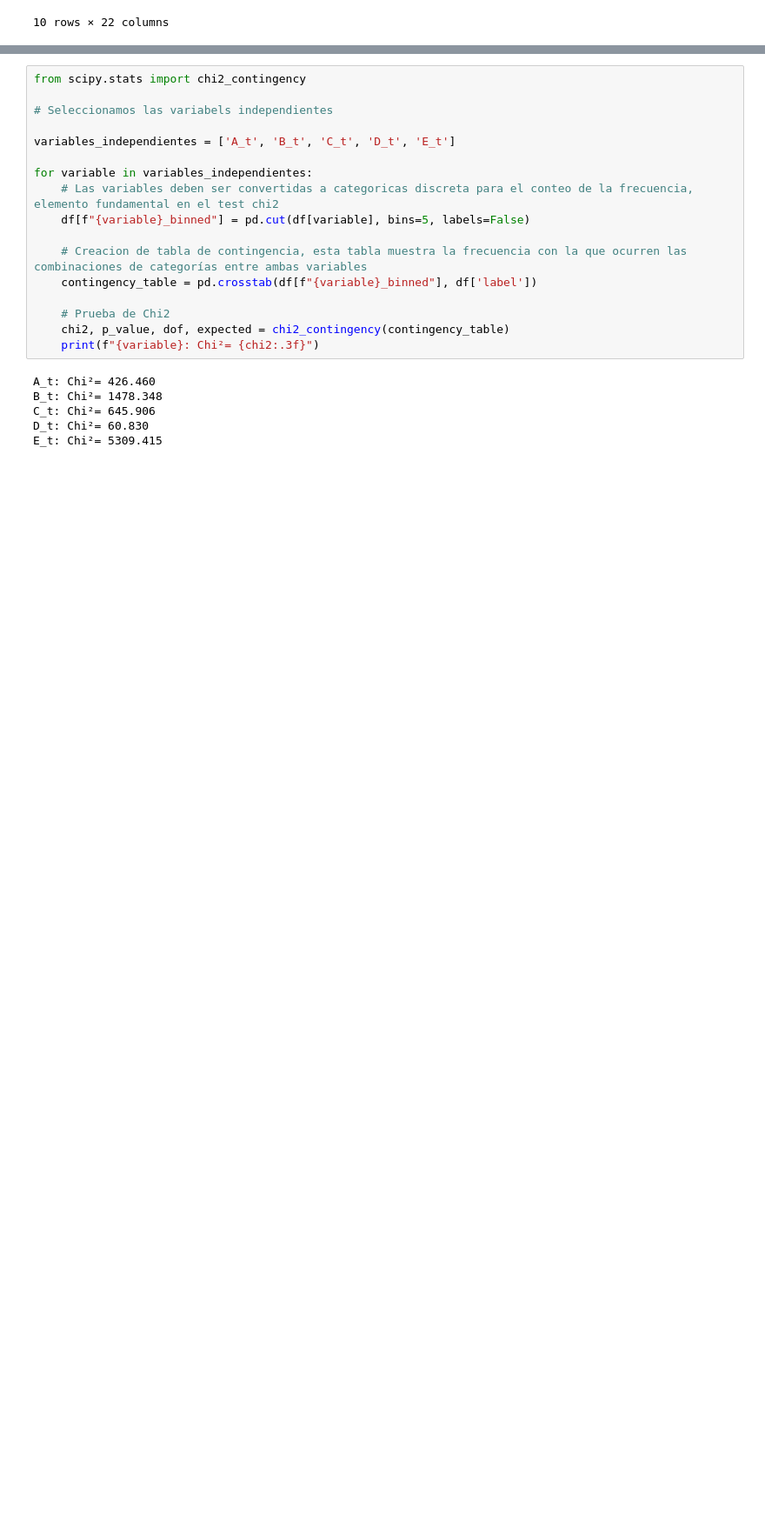
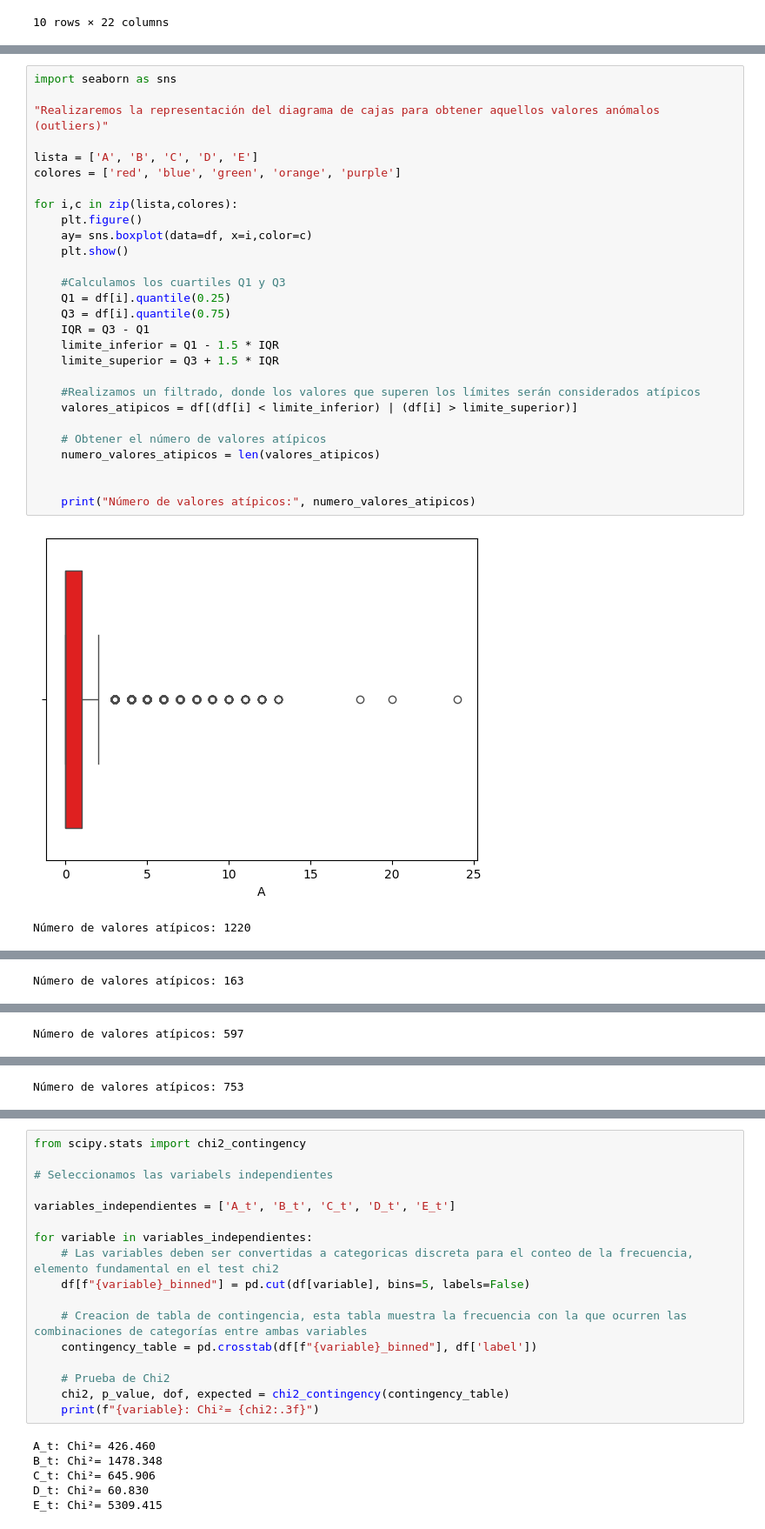
Before and after one commit to cabamarcos/HateSpeachRecognition, a Jupyter notebook: Actividad_3.ipynb, the cells around one changed output, grey strips where cells are left out. Shown at 87% size. Cells and saved outputs as stored; diff of their text form; blank space fills up the shorter version.

```diff
--- a/Actividad_3.ipynb
+++ b/Actividad_3.ipynb
@@ -107,0 +133,31 @@ df.head(10)
+# %%
+import seaborn as sns
+
+"Realizaremos la representación del diagrama de cajas para obtener aquellos valores anómalos (outliers)"
+
+lista = ['A', 'B', 'C', 'D', 'E']
+colores = ['red', 'blue', 'green', 'orange', 'purple']
+
+for i,c in zip(lista,colores):
+    plt.figure()
+    ay= sns.boxplot(data=df, x=i,color=c)
+    plt.show()
+
+    #Calculamos los cuartiles Q1 y Q3
+    Q1 = df[i].quantile(0.25)
+    Q3 = df[i].quantile(0.75)
+    IQR = Q3 - Q1
+    limite_inferior = Q1 - 1.5 * IQR
+    limite_superior = Q3 + 1.5 * IQR
+
+    #Realizamos un filtrado, donde los valores que superen los límites serán considerados atípicos
+    valores_atipicos = df[(df[i] < limite_inferior) | (df[i] > limite_superior)]
+
+    # Obtener el número de valores atípicos
+    numero_valores_atipicos = len(valores_atipicos)
+
+
+    print("Número de valores atípicos:", numero_valores_atipicos)
+# %% [output]
+[figure, added]
+Número de valores atípicos: 1220
@@ -107,0 +165 @@ df.head(10)
+Número de valores atípicos: 163
@@ -107,0 +167 @@ df.head(10)
+Número de valores atípicos: 597
@@ -107,0 +169 @@ df.head(10)
+Número de valores atípicos: 753
```
Also changed, not shown: parts of 33 cells of this notebook.
